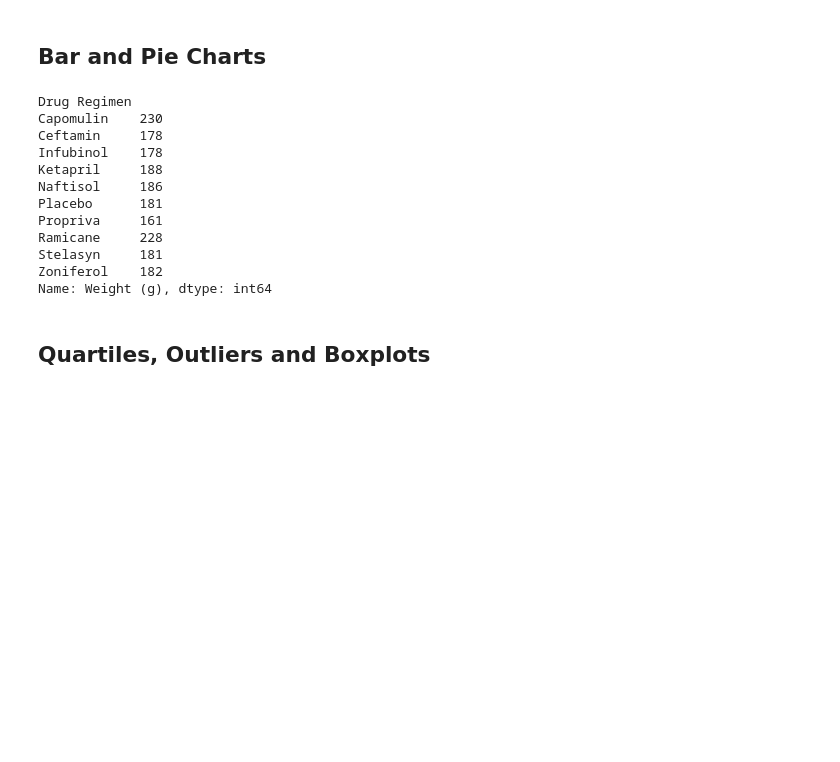
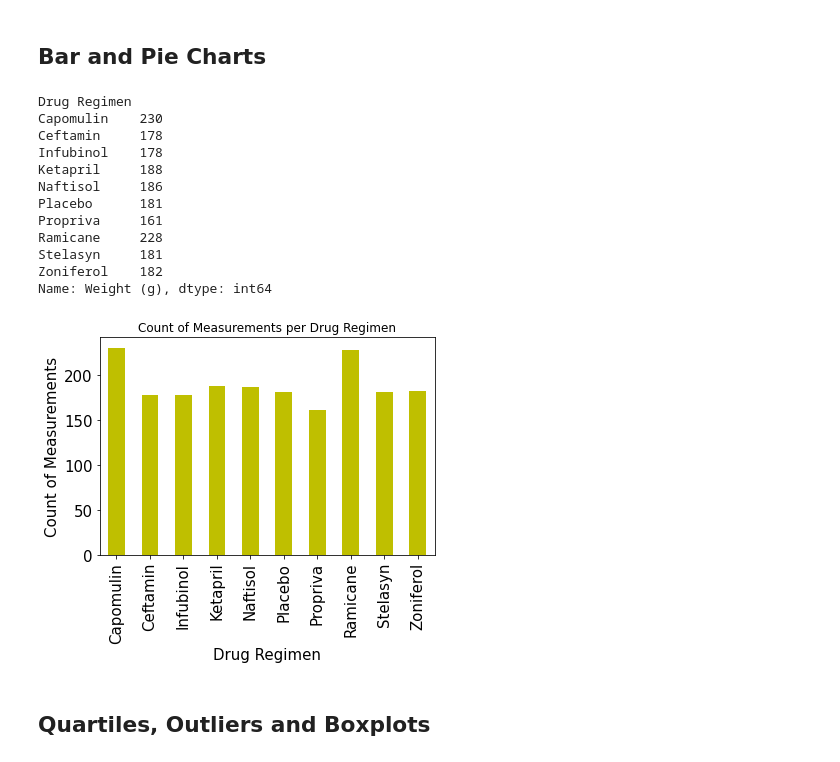
Before and after one commit to cperrault14/Matplotlib--Challenge, a Jupyter notebook: Pymaceuticals/pymaceuticals_starter.ipynb, the cells around one changed output. Saved outputs shown, nothing was run; the diff lists cells and outputs as text; code cells hidden in the pictures; blank space fills up the shorter version.

Commit message:
Finalized first plot using PAndas

```diff
--- a/Pymaceuticals/pymaceuticals_starter.ipynb
+++ b/Pymaceuticals/pymaceuticals_starter.ipynb
@@ -163,23 +163,36 @@ other_dataset_summary
 # %%
 # Generate a bar plot showing the total number of measurements taken on each drug regimen using pandas.
 # x-axis will hold the name of distinct names of drug regimen, Y-axis will hold the measurements values
 # First grab total count (not sure if I need to grab from the original merge dataset or the clean dataset)
 
 measurements_total = mouse_data_results_df.groupby(["Drug Regimen"]).count()["Weight (g)"]
 measurements_total
+
+# Plotting
+
+plotting_pandas = measurements_total.plot.bar(color='y', fontsize = 15)
+# Print test
+# measurements_total
+#Plot beautification
+plt.xlabel("Drug Regimen", fontsize = 15)
+plt.ylabel("Count of Measurements", fontsize = 15)
+plt.title("Count of Measurements per Drug Regimen")
+# Print test
+measurements_total
 # %% [output]
 Drug Regimen
 Capomulin    230
 Ceftamin     178
 Infubinol    178
 Ketapril     188
 Naftisol     186
 Placebo      181
 Propriva     161
 Ramicane     228
 Stelasyn     181
 Zoniferol    182
 Name: Weight (g), dtype: int64
+[figure, added]
 # %%
 # Generate a bar plot showing the total number of measurements taken on each drug regimen using pyplot.
 # %%
```
